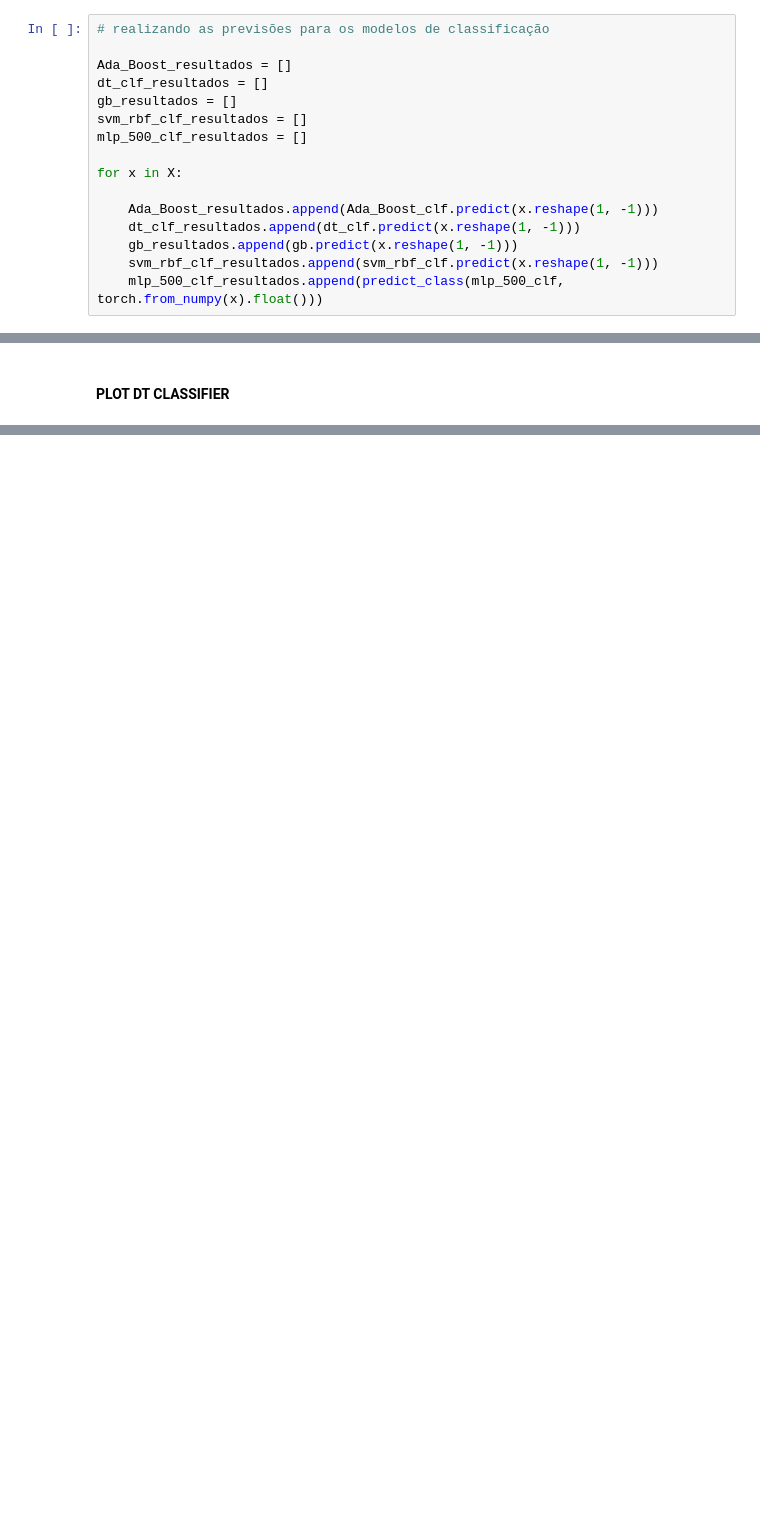
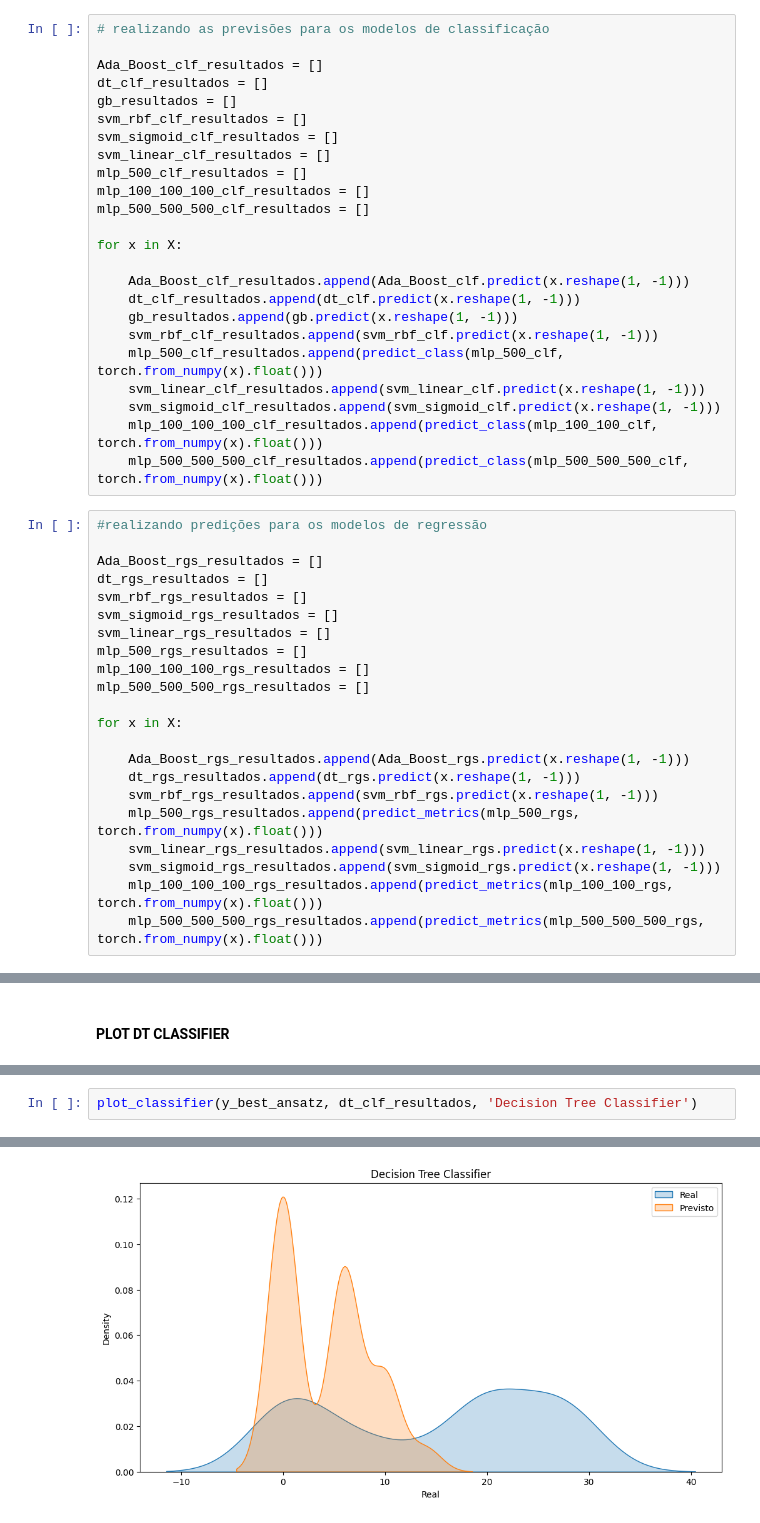
Before and after one commit to BrunoMog/Pibic-Quantum-Computing, a Jupyter notebook: val/main.ipynb, the cells around one changed output, grey strips where cells are left out. Cells and saved outputs as stored; diff of their text form; blank space fills up the shorter version.

```diff
--- a/val/main.ipynb
+++ b/val/main.ipynb
@@ -570,16 +697,46 @@ def predict_class(model, input_data):
 # %%
 # realizando as previsões para os modelos de classificação
 
-Ada_Boost_resultados = []
+Ada_Boost_clf_resultados = []
 dt_clf_resultados = []
 gb_resultados = []
 svm_rbf_clf_resultados = []
+svm_sigmoid_clf_resultados = []
+svm_linear_clf_resultados = []
 mlp_500_clf_resultados = []
+mlp_100_100_100_clf_resultados = []
+mlp_500_500_500_clf_resultados = []
 
 for x in X:
 
-    Ada_Boost_resultados.append(Ada_Boost_clf.predict(x.reshape(1, -1)))
+    Ada_Boost_clf_resultados.append(Ada_Boost_clf.predict(x.reshape(1, -1)))
     dt_clf_resultados.append(dt_clf.predict(x.reshape(1, -1)))
     gb_resultados.append(gb.predict(x.reshape(1, -1)))
     svm_rbf_clf_resultados.append(svm_rbf_clf.predict(x.reshape(1, -1)))
     mlp_500_clf_resultados.append(predict_class(mlp_500_clf, torch.from_numpy(x).float()))
+    svm_linear_clf_resultados.append(svm_linear_clf.predict(x.reshape(1, -1)))
+    svm_sigmoid_clf_resultados.append(svm_sigmoid_clf.predict(x.reshape(1, -1)))
+    mlp_100_100_100_clf_resultados.append(predict_class(mlp_100_100_clf, torch.from_numpy(x).float()))
+    mlp_500_500_500_clf_resultados.append(predict_class(mlp_500_500_500_clf, torch.from_numpy(x).float()))
+# %%
+#realizando predições para os modelos de regressão
+
+Ada_Boost_rgs_resultados = []
+dt_rgs_resultados = []
+svm_rbf_rgs_resultados = []
+svm_sigmoid_rgs_resultados = []
+svm_linear_rgs_resultados = []
+mlp_500_rgs_resultados = []
+mlp_100_100_100_rgs_resultados = []
+mlp_500_500_500_rgs_resultados = []
+
+for x in X:
+
+    Ada_Boost_rgs_resultados.append(Ada_Boost_rgs.predict(x.reshape(1, -1)))
+    dt_rgs_resultados.append(dt_rgs.predict(x.reshape(1, -1)))
+    svm_rbf_rgs_resultados.append(svm_rbf_rgs.predict(x.reshape(1, -1)))
+    mlp_500_rgs_resultados.append(predict_metrics(mlp_500_rgs, torch.from_numpy(x).float()))
+    svm_linear_rgs_resultados.append(svm_linear_rgs.predict(x.reshape(1, -1)))
+    svm_sigmoid_rgs_resultados.append(svm_sigmoid_rgs.predict(x.reshape(1, -1)))
+    mlp_100_100_100_rgs_resultados.append(predict_metrics(mlp_100_100_rgs, torch.from_numpy(x).float()))
+    mlp_500_500_500_rgs_resultados.append(predict_metrics(mlp_500_500_500_rgs, torch.from_numpy(x).float()))
@@ -762,0 +934,3 @@ plt.show()
+# %%
+plot_classifier(y_best_ansatz, dt_clf_resultados, 'Decision Tree Classifier')
+# %% [output]
@@ -763 +940,2 @@ plt.show()
+[figure, added]
 # %% [markdown]
```
Also changed, not shown: parts of 66 cells of this notebook, 31 other files.
